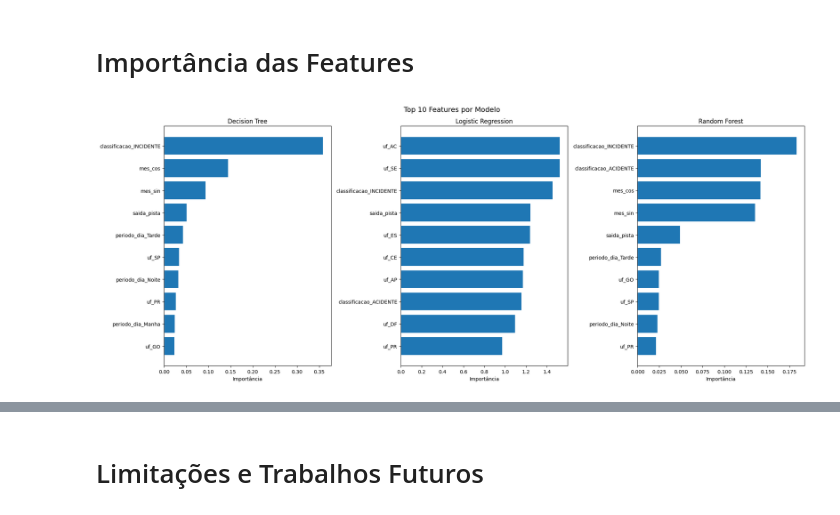
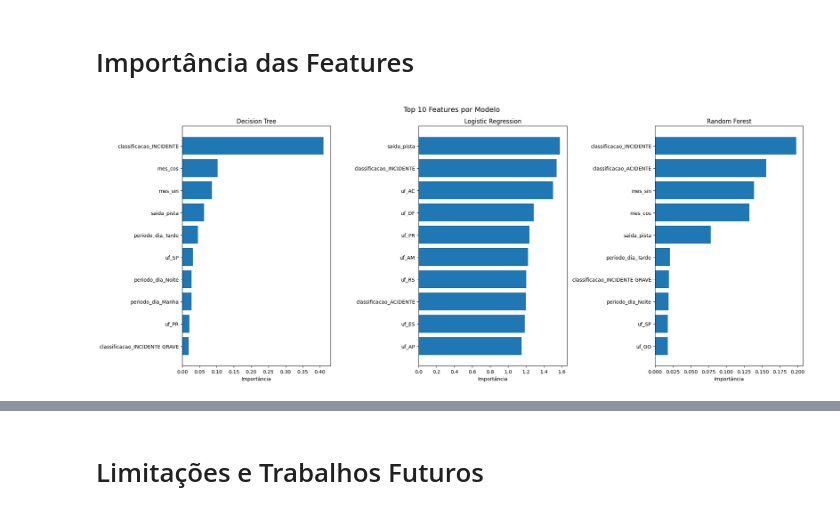
Before and after one commit to queirogaraffael/flight-analytics-br, a Jupyter notebook: notebooks/Flight_Analytics_BR.ipynb, the cells around one changed output, grey strips where cells are left out. Cells and saved outputs as stored; diff of their text form; code cells hidden in the pictures.

Commit message:
refactor: migra SMOTE para SMOTE-NC e atualiza análises e documentação

```diff
--- a/notebooks/Flight_Analytics_BR.ipynb
+++ b/notebooks/Flight_Analytics_BR.ipynb
@@ -420,0 +423,13 @@ O parâmetro `random_state=42` garante que a divisão seja reproduzível, com is
+# %%
+categorical_cols = ["classificacao", "uf", "periodo_dia"]
+categorical_indices = [X_train.columns.tolist().index(col) for col in categorical_cols]
+
+print(f"Antes do SMOTE-NC: {y_train.value_counts().to_dict()}")
+
+smote_nc = SMOTENC(categorical_features=categorical_indices, random_state=42)
+X_train_res, y_train_res = smote_nc.fit_resample(X_train, y_train)
+
+print(f"Após o SMOTE-NC: {pd.Series(y_train_res).value_counts().to_dict()}")
+
+X_train = pd.DataFrame(X_train_res, columns=X_train.columns)
+y_train = pd.Series(y_train_res)
@@ -421,22 +453,19 @@ O parâmetro `random_state=42` garante que a divisão seja reproduzível, com is
 # %% [markdown]
 # Encoding de Variáveis Categóricas
 # %%
-
-categorical_cols = ["classificacao", "uf", "periodo_dia"]
-
 encoder = OneHotEncoder(sparse_output=False, handle_unknown="ignore")
 
-X_train_encoded = encoder.fit_transform(X_train[categorical_cols])
+X_train_encoded = encoder.fit_transform(X_train_res[categorical_cols])
 X_test_encoded = encoder.transform(X_test[categorical_cols])
 
 encoded_cols = encoder.get_feature_names_out(categorical_cols)
 
-X_train_encoded = pd.DataFrame(X_train_encoded, columns=encoded_cols, index=X_train.index)
+X_train_encoded = pd.DataFrame(X_train_encoded, columns=encoded_cols, index=X_train_res.index)
 X_test_encoded = pd.DataFrame(X_test_encoded, columns=encoded_cols, index=X_test.index)
 
-X_train = pd.concat([X_train.drop(columns=categorical_cols), X_train_encoded], axis=1)
+X_train_res = pd.concat([X_train_res.drop(columns=categorical_cols), X_train_encoded], axis=1)
 X_test = pd.concat([X_test.drop(columns=categorical_cols), X_test_encoded], axis=1)
 
-print(f"Features após encoding: {X_train.shape[1]}")
-X_train.head()
+print(f"Features após encoding: {X_train_res.shape[1]}")
+X_train_res.head()
 # %% [output]
@@ -470,6 +496,0 @@ ativa". Essa abordagem foi descartada porque as três colunas categóricas do mo
-# %%
-smote = SMOTE(random_state=42)
-X_train_res, y_train_res = smote.fit_resample(X_train, y_train)
-
-print(f"Antes do SMOTE: {y_train.value_counts().to_dict()}")
-print(f"Após o SMOTE: {pd.Series(y_train_res).value_counts().to_dict()}")
@@ -710,25 +715,25 @@ Há um fator estrutural no pipeline que pode estar favorecendo a Regressão Log
 # %%
 fig, axes = plt.subplots(1, 3, figsize=(20, 8))
 
 for ax, (name, model) in zip(axes, trained_models.items()):
-    feature_names = X_train.columns.tolist()
+    feature_names = X_train_res.columns.tolist()
 
     if hasattr(model, 'feature_importances_'):
         importances = model.feature_importances_
     elif hasattr(model, 'coef_'):
         importances = np.abs(model.coef_[0])
 
     importance_df = pd.DataFrame({
         'feature': feature_names,
         'importance': importances
     }).sort_values('importance', ascending=False).head(10)
 
     ax.barh(importance_df['feature'][::-1], importance_df['importance'][::-1])
     ax.set_title(f"{name}")
     ax.set_xlabel("Importância")
 
 plt.suptitle("Top 10 Features por Modelo", fontsize=14)
 plt.tight_layout()
 plt.show()
 # %% [output]
-[figure, old version]
+[figure, new version]
```
Also changed, not shown: parts of 25 cells of this notebook, 8 other files.
